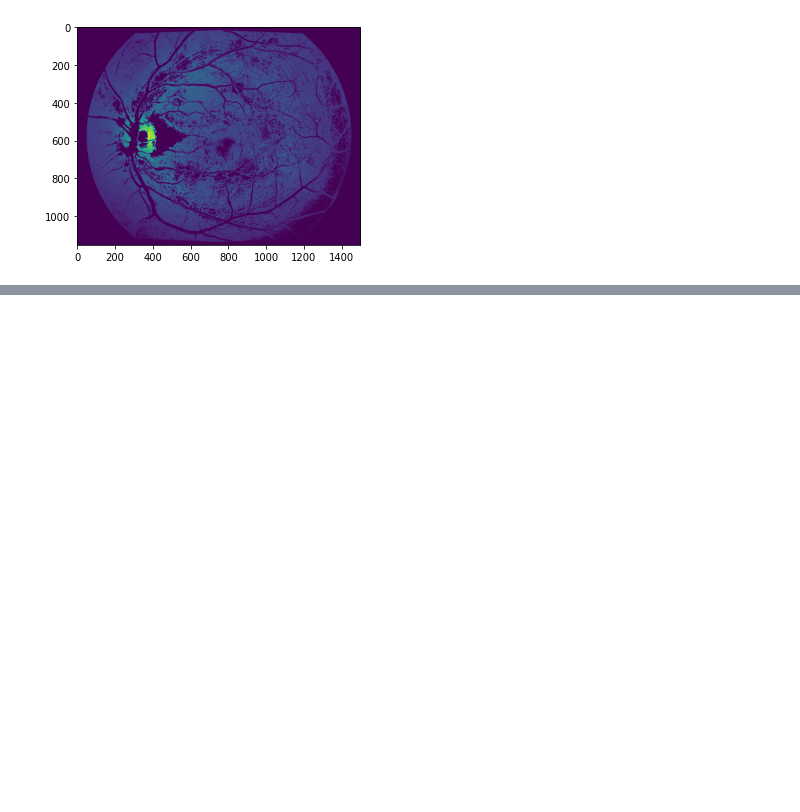
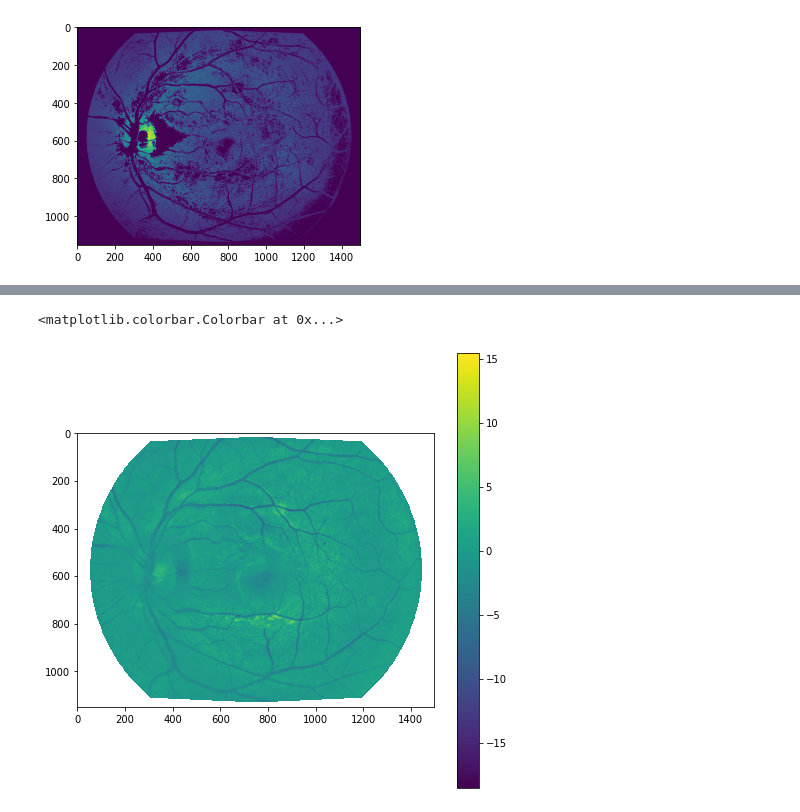
Before and after one commit to Shalaka003/Handheld-Fundus, a Jupyter notebook: Code/Image Enhancement.ipynb, the cells around one changed output, grey strips where cells are left out. Cells and saved outputs as stored; diff of their text form; code cells hidden in the pictures; blank space fills up the shorter version.

```diff
--- a/Code/Image Enhancement.ipynb
+++ b/Code/Image Enhancement.ipynb
@@ -223,8 +274,8 @@ plt.title("SM")
 # %%
 U = np.empty(np.shape(G))
 G= np.array(G)
-SM = np.array(SM)
-SA = np.array(SA)
+SM = np.array(interpolated_stdmult)
+SA = np.array(interpolated_meanmult)
 # for i in range(height):
 #     for j in range(length):
 #         U[i, j] = (G[i, j] - SA[i, j])/SM[i, j]
@@ -235,5 +284,8 @@ U
 # %%
 plt.figure(figsize = (8,8))
 plt.imshow(U)
 plt.colorbar()
-plt.clim(0, 0.25000000e+11);
+#plt.clim(0, 0.25000000e+11);
+# %% [output]
+<matplotlib.colorbar.Colorbar at 0x...>
+[figure, added]
```
Also changed, not shown: parts of 14 cells of this notebook, 1 other file.
